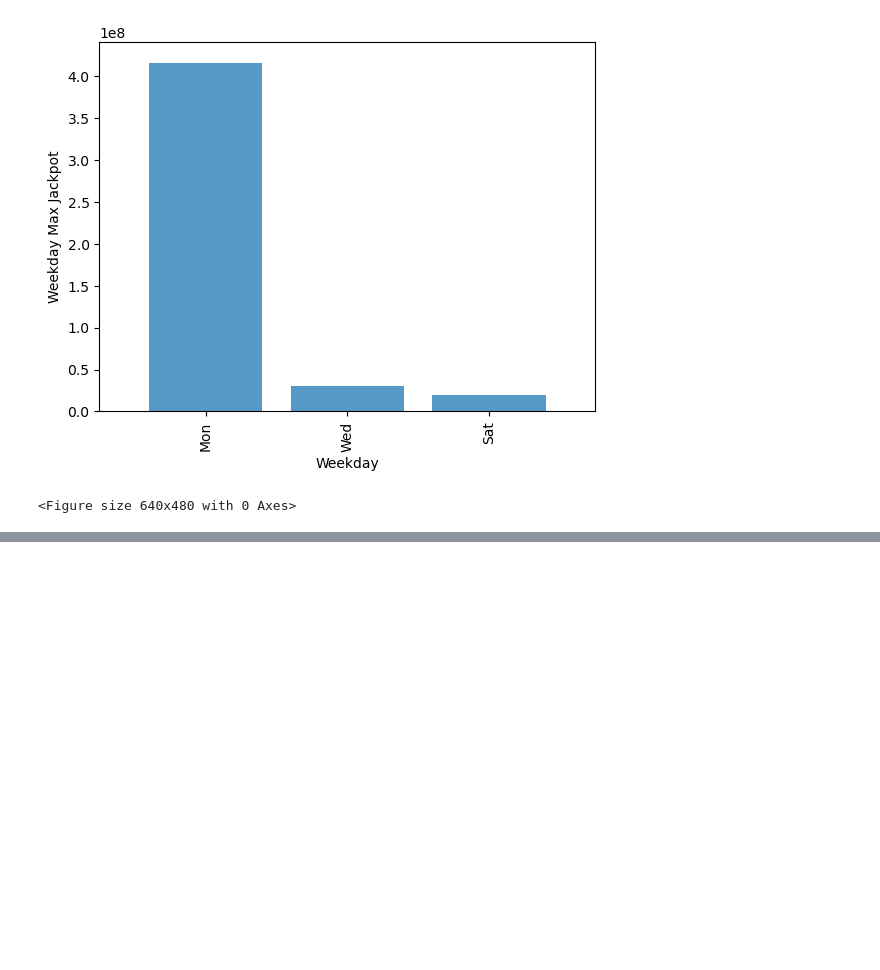
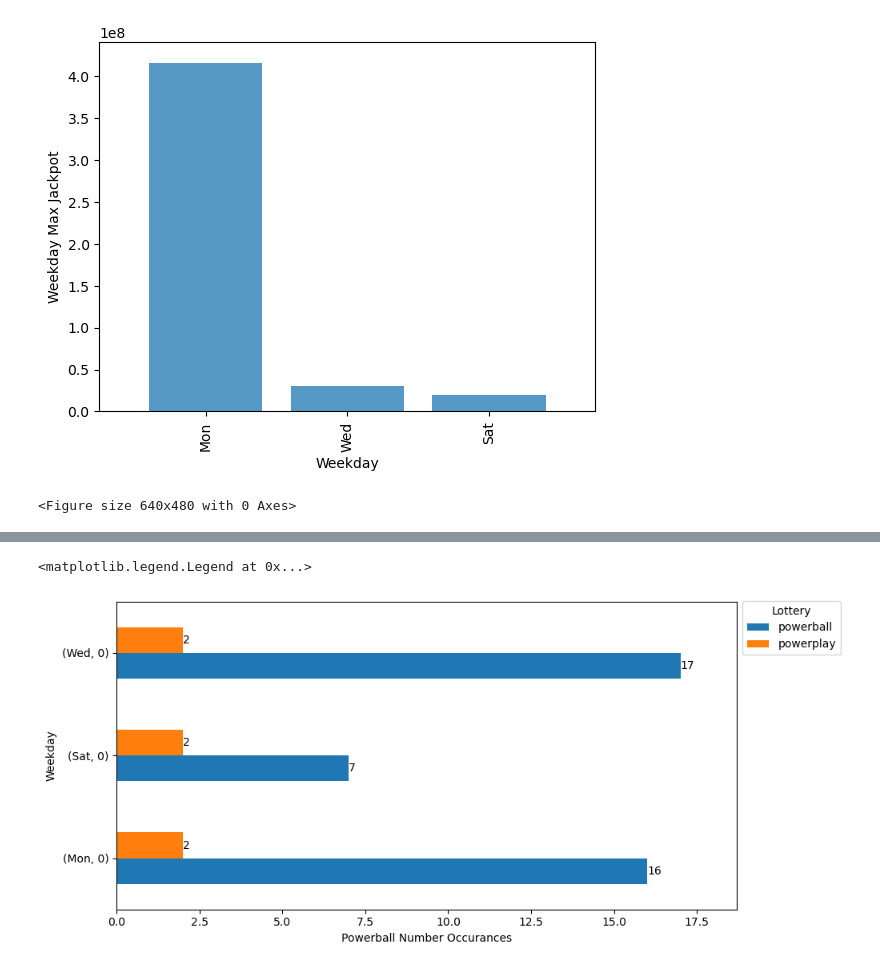
Before and after one commit to JLaydeJ/Project_1, a Jupyter notebook: 2021-2022 Washington State Lottery.ipynb, the cells around one changed output, grey strips where cells are left out. Saved outputs shown, nothing was run; the diff lists cells and outputs as text; code cells hidden in the pictures; blank space fills up the shorter version.

```diff
--- a/2021-2022 Washington State Lottery.ipynb
+++ b/2021-2022 Washington State Lottery.ipynb
@@ -549,0 +609,19 @@ plt.tight_layout()
+# %%
+#day modes.  Question 3
+pb_day_2022 = df_2022[['weekday','powerball']]
+pp_day_2022 = df_2022[['weekday','powerplay']]
+
+pb_day_counts2022 = pb_day_2022.groupby('weekday')['powerball'].apply(lambda x: x.mode())
+pp_day_counts2022 = pp_day_2022.groupby('weekday')['powerplay'].apply(lambda x: x.mode())
+
+modes_day_2022 = pd.merge(pb_day_counts2022, pp_day_counts2022,left_index=True, right_index=True)
+
+data = modes_day_2022.plot(kind = 'barh', ylabel = 'Weekday', figsize = (10,5))
+data.set(xlabel = 'Powerball Number Occurances')
+for c in data.containers:
+    data.bar_label(c, fmt = '%.0f', label_type = 'edge')
+data.margins(x = 0.1)
+data.legend(title = 'Lottery', bbox_to_anchor = (1, 1.02), loc = 'upper left')
+# %% [output]
+<matplotlib.legend.Legend at 0x...>
+[figure, added]
```
Also changed, not shown: parts of 14 cells of this notebook.
